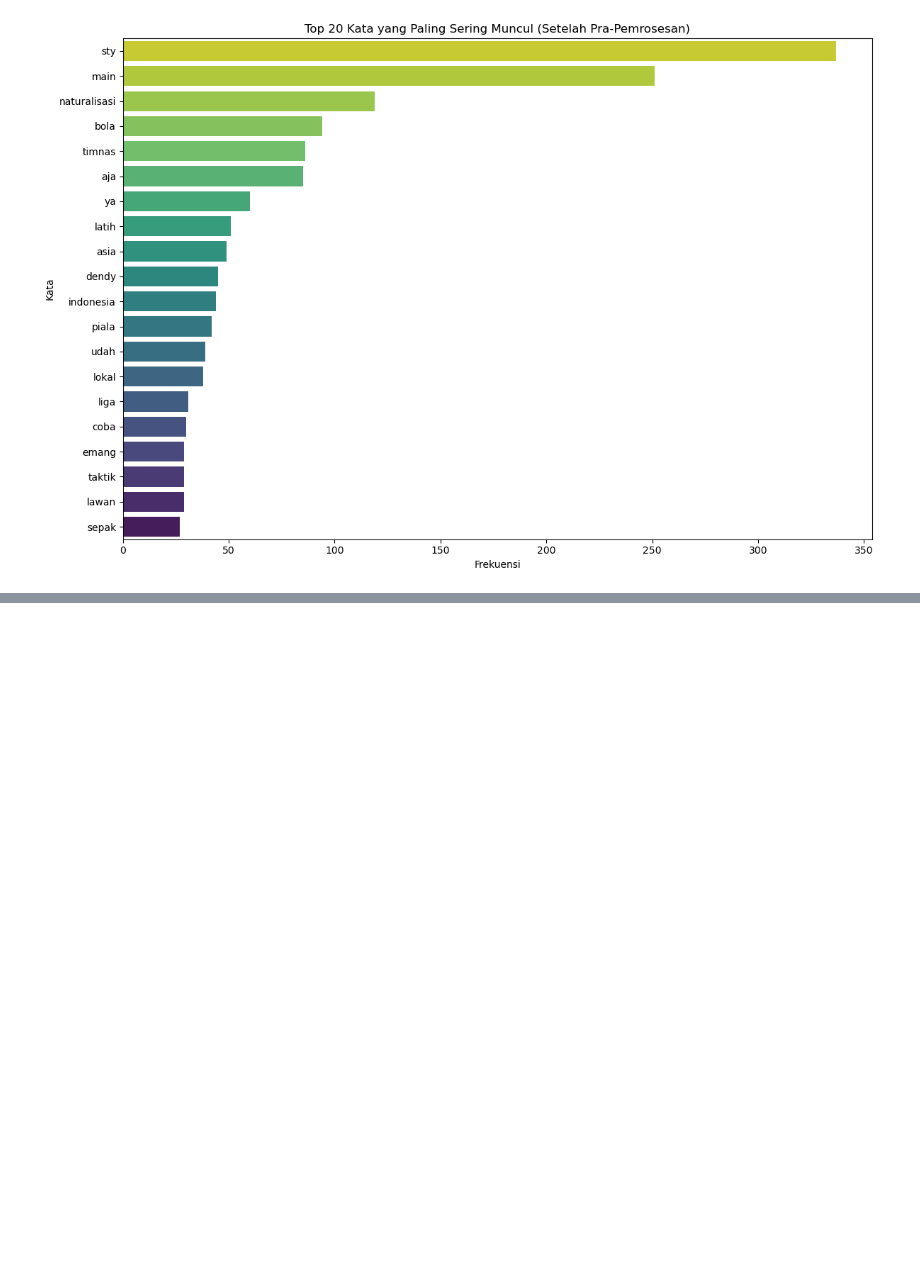
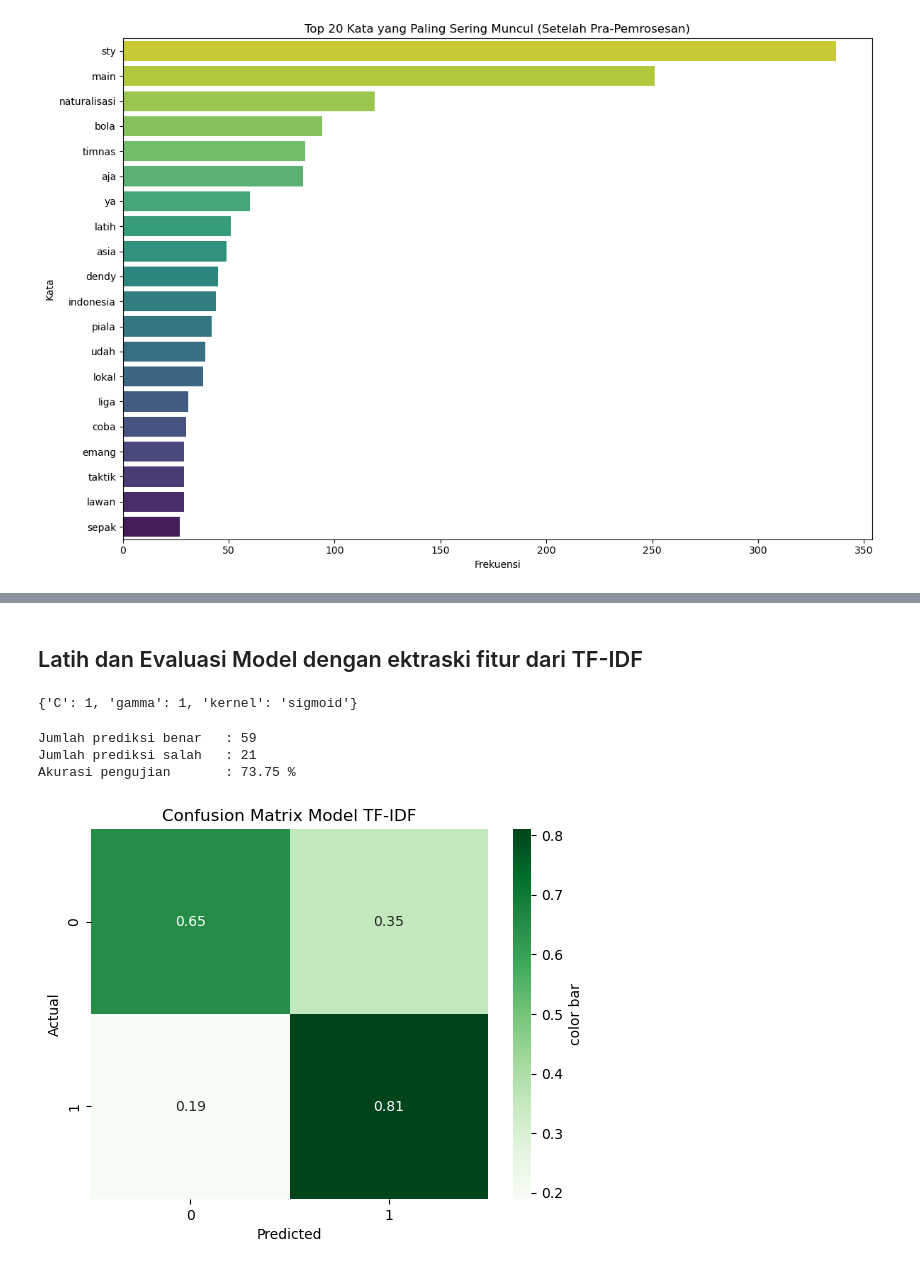
Before and after one commit to ulung3ko/uts-analisis-teks, a Jupyter notebook: uts_analisis_teks.ipynb, the cells around one changed output, grey strips where cells are left out. Saved outputs shown, nothing was run; the diff lists cells and outputs as text; code cells hidden in the pictures; blank space fills up the shorter version.

Commit message:
Bagian 5 dan 6 - Modelling dan Jawaban Soal Teori.

```diff
--- a/uts_analisis_teks.ipynb
+++ b/uts_analisis_teks.ipynb
@@ -333,0 +337,4 @@ Membuat bar plot frekuensi kata teratas...
+# %%
+y = df['label']
+# %% [markdown]
+## Latih dan Evaluasi Model dengan ektraski fitur dari TF-IDF
@@ -333,0 +345,50 @@ Membuat bar plot frekuensi kata teratas...
+# %%
+# Mencari parameter terbaik dengan GridSearchCV
+svc_model = SVC()
+parameters_svc = {
+    'C': [0.1, 1, 10, 100, 1000],
+    'gamma': [1, 0.1, 0.01, 0.001, 0.0001],
+    'kernel': ['linear', 'rbf', 'poly', 'sigmoid']
+}
+tfidf_svc = GridSearchCV(svc_model, parameters_svc)
+
+tfidf_svc.fit(X_train_1, y_train_1)
+
+print(tfidf_svc.best_params_) #Menampilkan parameter dengan value terbaik
+# %% [output]
+{'C': 1, 'gamma': 1, 'kernel': 'sigmoid'}
+# %%
+tfidf_model = SVC(C=1, gamma=1, kernel='sigmoid')
+tfidf_model.fit(X_train_1, y_train_1)
+
+# Memprediksi data testing dari model SVC
+tfidf_model_pred = tfidf_model.predict(X_test_1)
+
+# Melihat jumlah prediksi benar dan salah serta mengukur akurasi pengujian
+prediksi_benar = (tfidf_model_pred == y_test_1).sum()
+prediksi_salah = (tfidf_model_pred != y_test_1).sum()
+
+print('Jumlah prediksi benar\t:', prediksi_benar)
+print('Jumlah prediksi salah\t:', prediksi_salah)
+
+accuracy = prediksi_benar / (prediksi_benar + prediksi_salah)*100
+print('Akurasi pengujian\t:', accuracy, '%')
+# %% [output]
+Jumlah prediksi benar   : 59
+Jumlah prediksi salah   : 21
+Akurasi pengujian       : 73.75 %
+# %%
+# Confsuion matrix untuk model denan tfidf
+cm = confusion_matrix(y_test_1, tfidf_model_pred)
+cm
+cm_normalized = np.round(cm/np.sum(cm, axis=1).reshape(-1, 1), 2)
+
+# Plot
+sns.heatmap(cm_normalized, cmap="Greens", annot=True,
+            cbar_kws={"orientation":"vertical","label":"color bar"})
+plt.xlabel("Predicted")
+plt.ylabel("Actual")
+plt.title("Confusion Matrix Model TF-IDF")
+plt.show()
+# %% [output]
+[figure, added]
```
Also changed, not shown: parts of 10 cells of this notebook.
